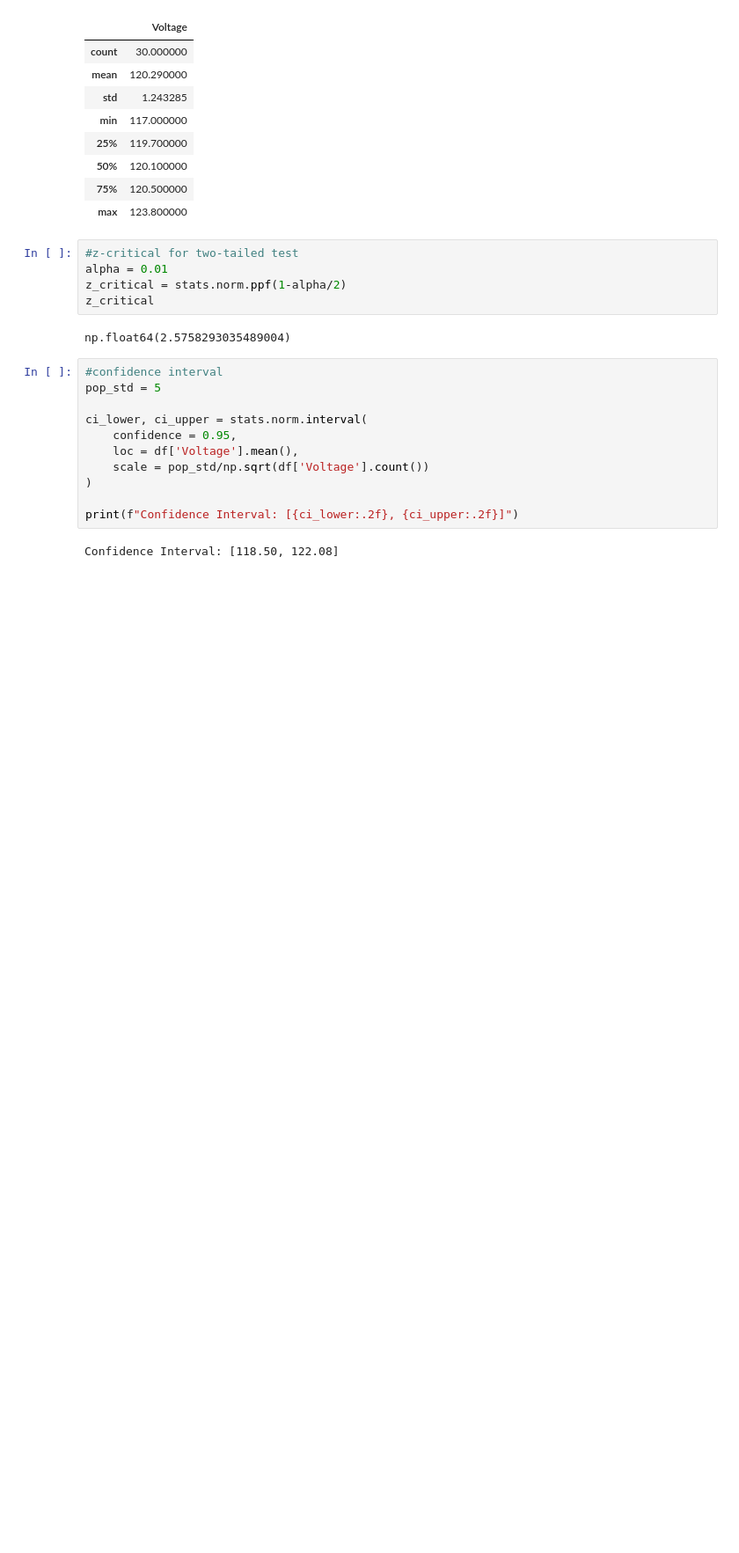
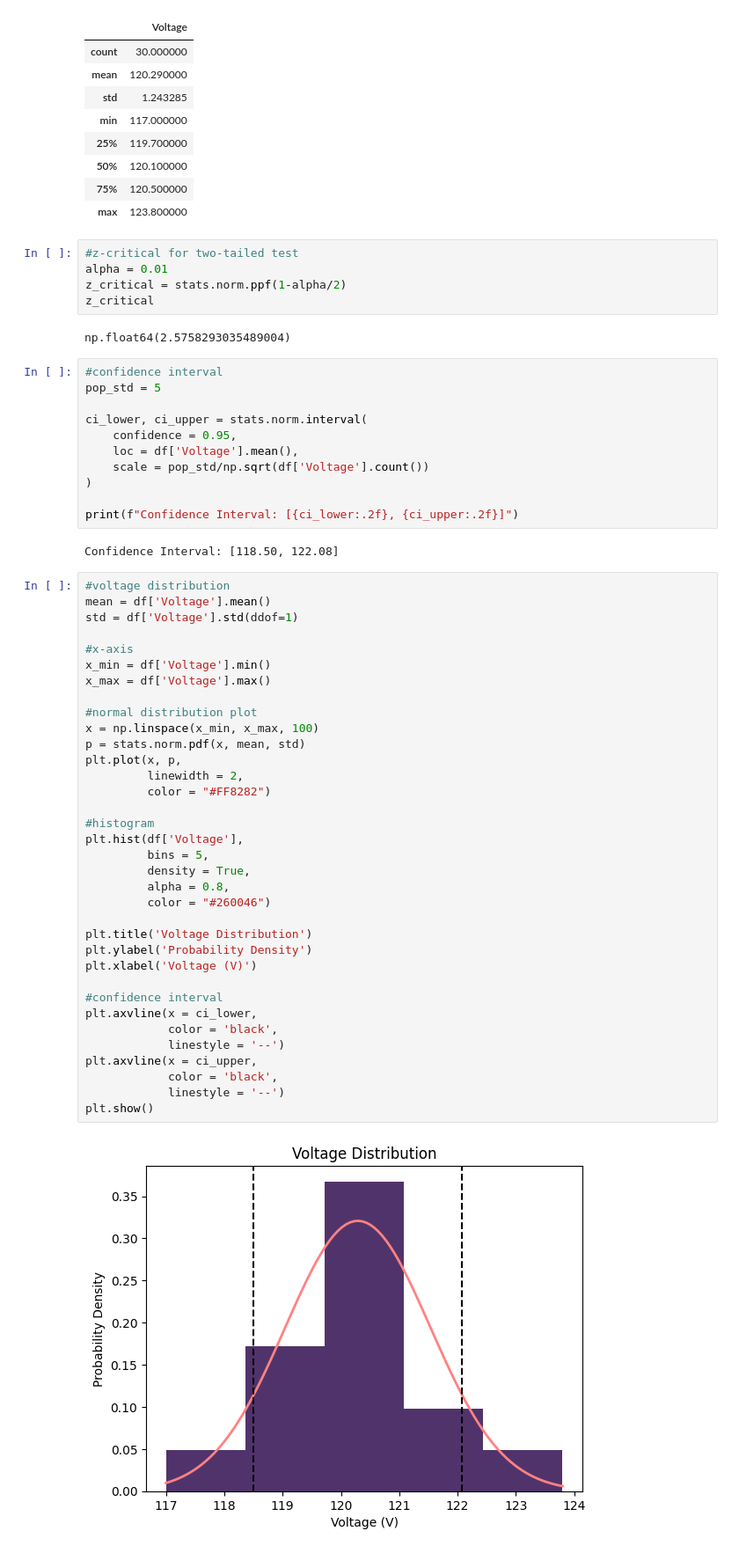
Before and after one commit to CisfranLancer/MATHEDA, a Jupyter notebook: lab-7-z-distribution.ipynb, the cells around one changed output. Shown at 88% size. Cells and saved outputs as stored; diff of their text form; blank space fills up the shorter version.

```diff
--- a/lab-7-z-distribution.ipynb
+++ b/lab-7-z-distribution.ipynb
@@ -79,3 +79,40 @@ ci_lower, ci_upper = stats.norm.interval(
 print(f"Confidence Interval: [{ci_lower:.2f}, {ci_upper:.2f}]")
 # %% [output]
 Confidence Interval: [118.50, 122.08]
+# %%
+#voltage distribution
+mean = df['Voltage'].mean()
+std = df['Voltage'].std(ddof=1)
+
+#x-axis
+x_min = df['Voltage'].min()
+x_max = df['Voltage'].max()
+
+#normal distribution plot
+x = np.linspace(x_min, x_max, 100)
+p = stats.norm.pdf(x, mean, std)
+plt.plot(x, p,
+         linewidth = 2,
+         color = "#FF8282")
+
+#histogram
+plt.hist(df['Voltage'],
+         bins = 5,
+         density = True,
+         alpha = 0.8,
+         color = "#260046")
+
+plt.title('Voltage Distribution')
+plt.ylabel('Probability Density')
+plt.xlabel('Voltage (V)')
+
+#confidence interval
+plt.axvline(x = ci_lower,
+            color = 'black',
+            linestyle = '--')
+plt.axvline(x = ci_upper,
+            color = 'black',
+            linestyle = '--')
+plt.show()
+# %% [output]
+[figure, added]
```
Also changed, not shown: 1 other file.
